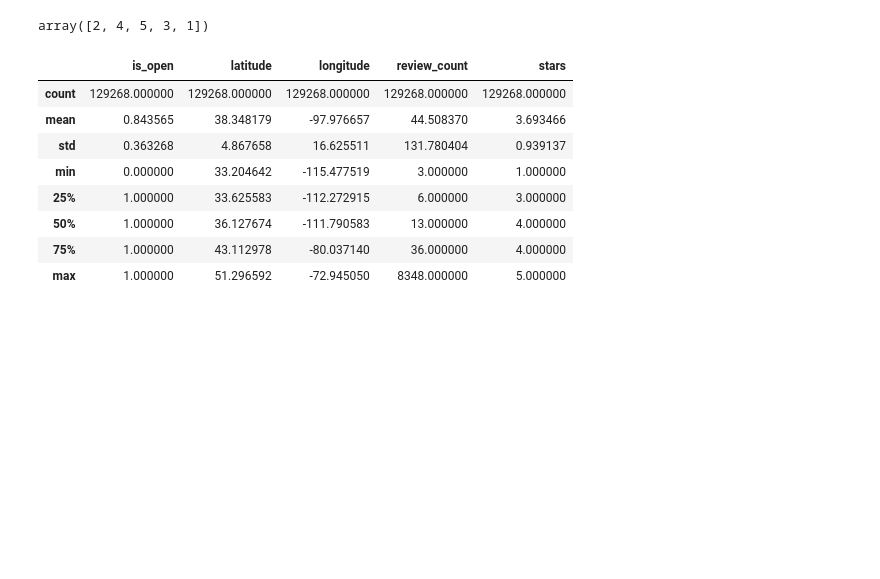
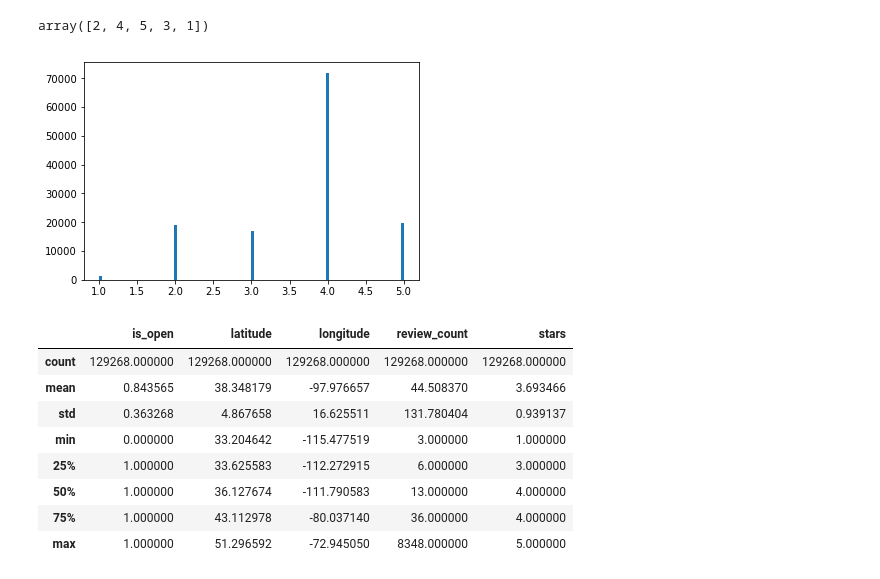
Before and after one commit to ck-unifr/yelp_dataset_challenge, a Jupyter notebook: notebooks/predict_star_ratings_with_photos.ipynb, the cells around one changed output. Saved outputs shown, nothing was run; the diff lists cells and outputs as text; code cells hidden in the pictures; blank space fills up the shorter version.

```diff
--- a/notebooks/predict_star_ratings_with_photos.ipynb
+++ b/notebooks/predict_star_ratings_with_photos.ipynb
@@ -73,6 +73,11 @@ list_starts = df_business['stars'].unique()
 list_starts
 # %% [output]
 array([2, 4, 5, 3, 1])
+# %%
+plt.hist(df_business['stars'].tolist(), bins='auto')  # arguments are passed to np.histogram
+plt.show()
+# %% [output]
+[figure, added]
 # %%
 df_business.describe()
 # %% [output]
```
Also changed, not shown: parts of 2 cells of this notebook.
